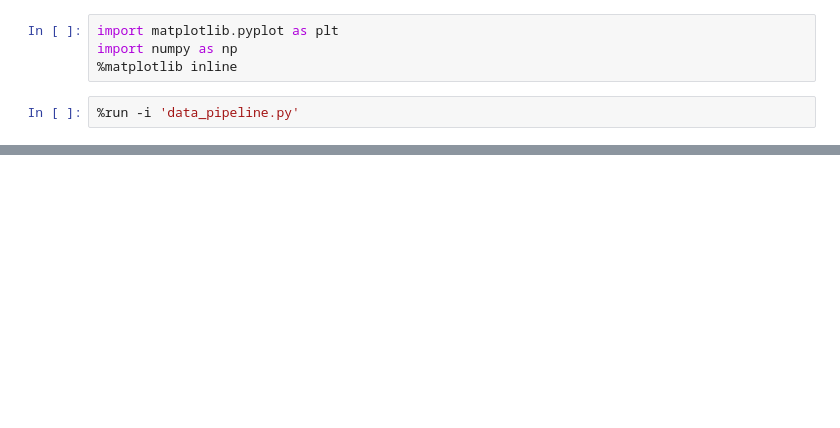
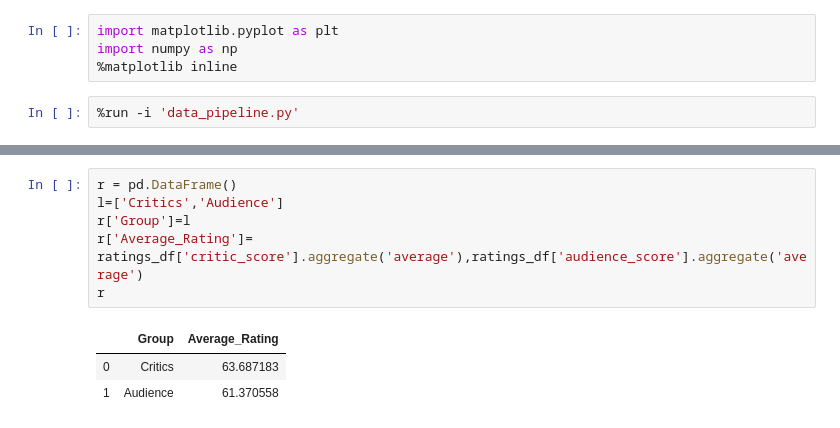
Before and after one commit to fkalejaiye/Rotten_Tomatoes, a Jupyter notebook: EDA_workbook.ipynb, the cells around one changed output, grey strips where cells are left out. Drawn from its saved outputs; the diff is of its cells as text; blank space fills up the shorter version.

```diff
--- a/EDA_workbook.ipynb
+++ b/EDA_workbook.ipynb
@@ -45,0 +63,10 @@ plt.tight_layout()
+# %%
+r = pd.DataFrame()
+l=['Critics','Audience']
+r['Group']=l
+r['Average_Rating']= ratings_df['critic_score'].aggregate('average'),ratings_df['audience_score'].aggregate('average')
+r
+# %% [output]
+|  | Group | Average_Rating |
+| 0 | Critics | 63.687183 |
+| 1 | Audience | 61.370558 |
```
Also changed, not shown: parts of 6 cells of this notebook, 1 other file.
